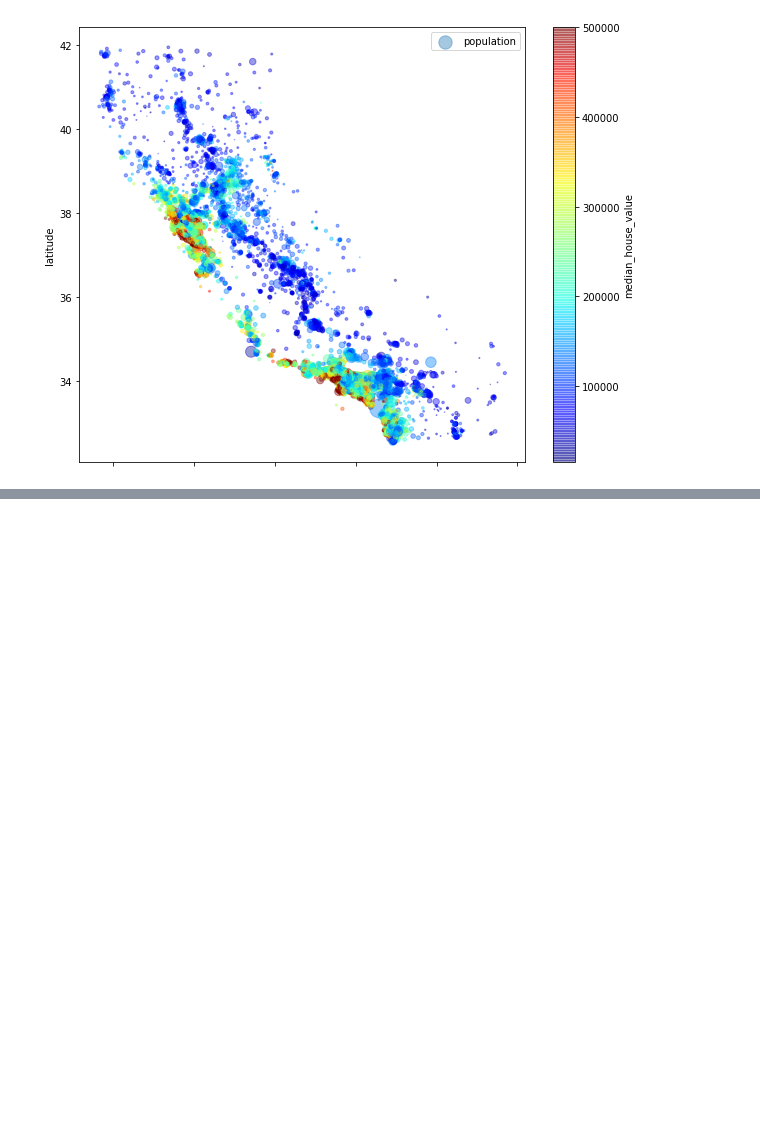
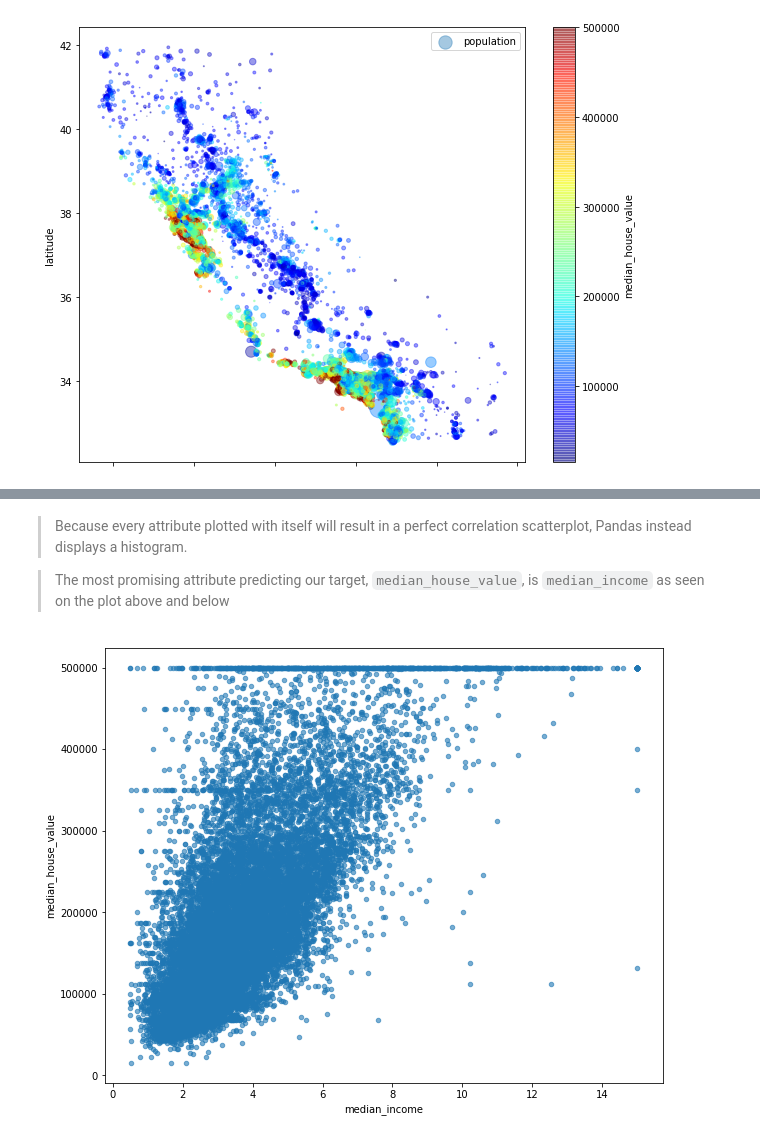
Before and after one commit to ivan-gerov/california_housing_data, a Jupyter notebook: california_housing_data_project.ipynb, the cells around one changed output, grey strips where cells are left out. Drawn from its saved outputs; the diff is of its cells as text; code cells hidden in the pictures; blank space fills up the shorter version.

```diff
--- a/california_housing_data_project.ipynb
+++ b/california_housing_data_project.ipynb
@@ -261,0 +296,12 @@ plt.show()
+# %% [markdown]
+> Because every attribute plotted with itself will result in a perfect correlation scatterplot, Pandas instead displays a histogram.
+
+> The most promising attribute predicting our target, `median_house_value`, is `median_income` as seen on the plot above and below
+# %%
+housing.plot(kind= 'scatter',
+            x= 'median_income', y= 'median_house_value',
+            alpha= 0.6,
+            figsize = (10, 8))
+plt.show()
+# %% [output]
+[figure, added]
```
Also changed, not shown: parts of 44 cells of this notebook, 2 other files.
